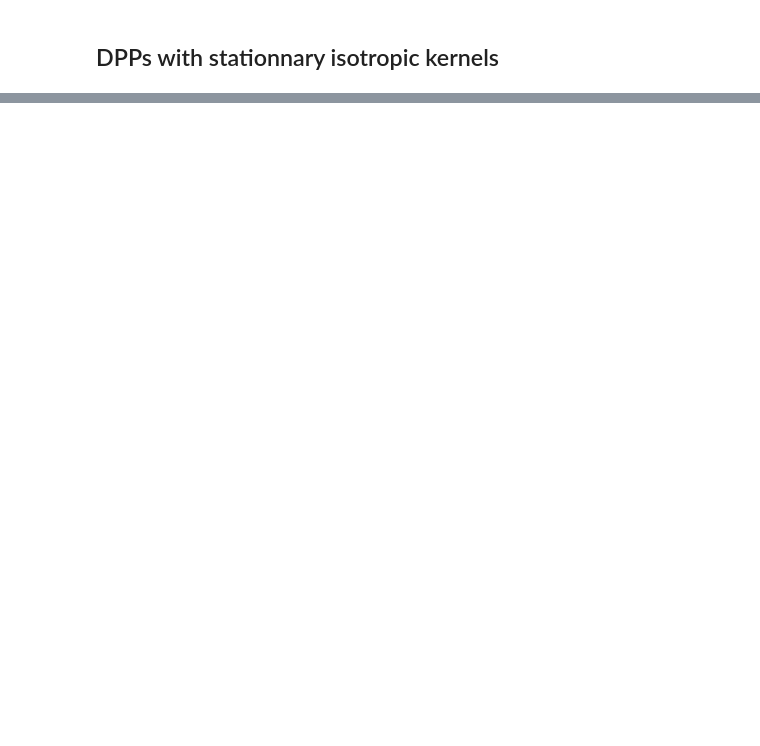
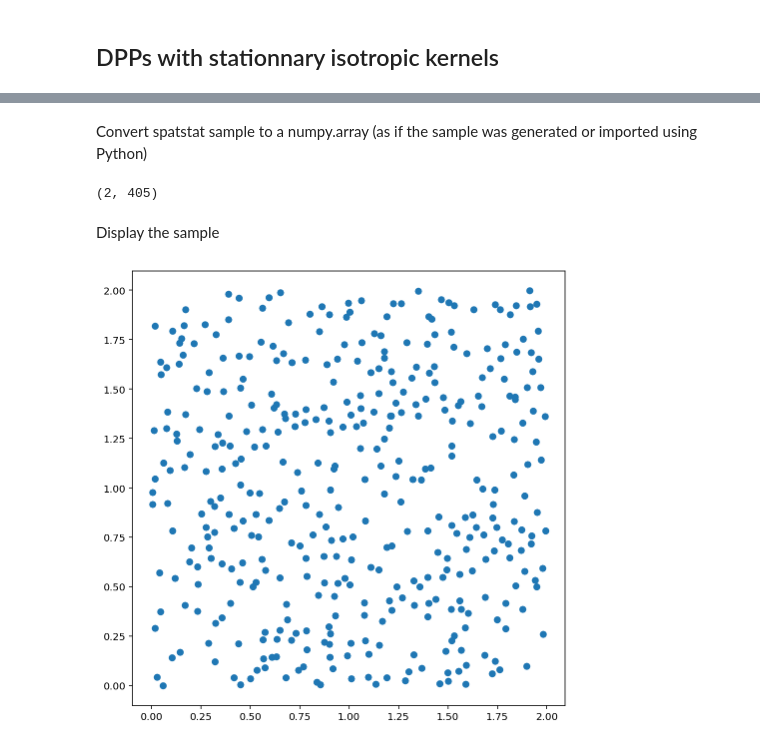
Before and after one commit to For-a-few-DPPs-more/spatstat-interface, a Jupyter notebook: notebooks/spatstat_playground.ipynb, the cells around one changed output, grey strips where cells are left out. Saved outputs shown, nothing was run; the diff lists cells and outputs as text; code cells hidden in the pictures; blank space fills up the shorter version.

```diff
--- a/notebooks/spatstat_playground.ipynb
+++ b/notebooks/spatstat_playground.ipynb
@@ -58,0 +112,9 @@ pcf = spatstat.core.pcfmodel(my_dpp)
+# %%
+# using spatstat.geom.boxx
+numpy2ri.activate()
+bound = np.array([0, 2])
+window = spatstat.geom.boxx(bound, bound)
+
+# using spatstat.geom.owin
+bound = robjects.FloatVector([0, 2])
+window = spatstat.geom.owin(xrange=bound, yrange=bound)
@@ -58,0 +133,16 @@ pcf = spatstat.core.pcfmodel(my_dpp)
+# %% [markdown]
+Convert spatstat sample to a numpy.array (as if the sample was generated or imported using Python)
+# %%
+sample = np.array([rsample.rx2("x"), rsample.rx2("y")])
+sample.shape
+# %% [output]
+(2, 405)
+# %% [markdown]
+Display the sample
+# %%
+fig, ax = plt.subplots(figsize=(8, 8))
+r = np.linspace(0, 0.3, 1000)
+ax.scatter(*sample) # equivalent to scatter(sample[0], sample[1])
+ax.set_aspect('equal', 'box')
+# %% [output]
+[figure, added]
```
Also changed, not shown: parts of 41 cells of this notebook.
